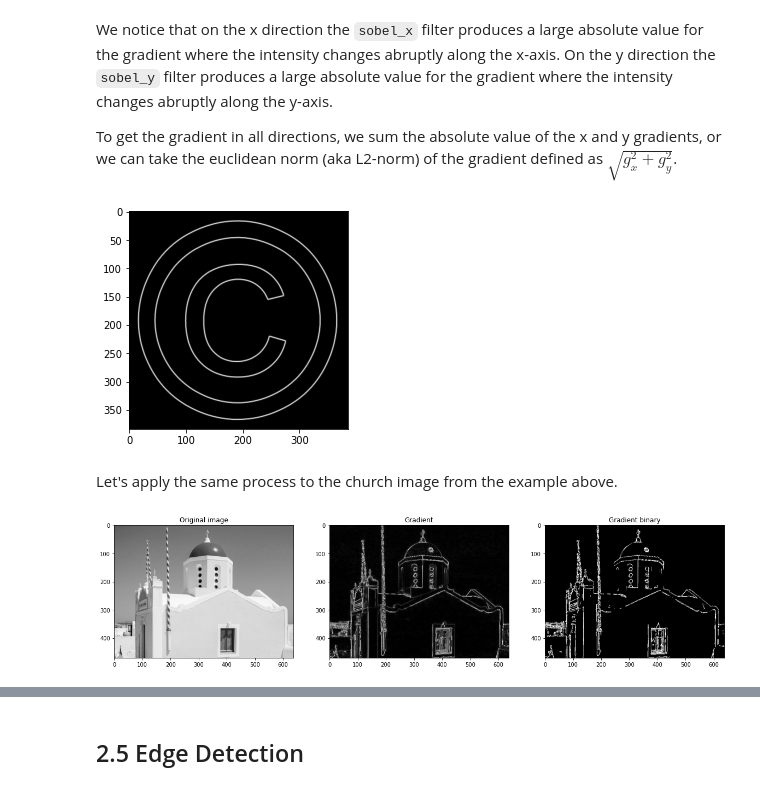
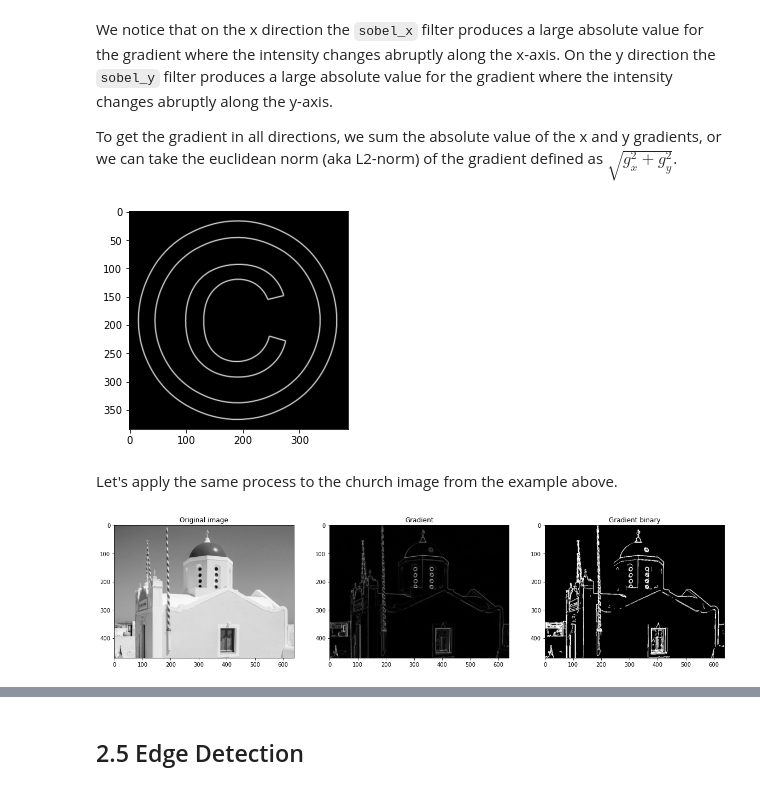
Before and after one commit to team-vmetsis/block8, a Jupyter notebook: 02.2-image_transformations_and_filters-part2.ipynb, the cells around one changed output, grey strips where cells are left out. Saved outputs shown, nothing was run; the diff lists cells and outputs as text; code cells hidden in the pictures.

```diff
--- a/02.2-image_transformations_and_filters-part2.ipynb
+++ b/02.2-image_transformations_and_filters-part2.ipynb
@@ -126,32 +126,32 @@ We notice that on the x direction the `sobel_x` filter produces a large absolute
 To get the gradient in all directions, we sum the absolute value of the x and y gradients, or we can take the euclidean norm (aka L2-norm) of the gradient defined as $\sqrt{g_x^2 + g_y^2}$.
 # %%
 # L2-norm of the gradient
-grad = np.sqrt(sobel_x**2 + sobel_y**2)
+grad = np.sqrt(img_sobel_x**2 + img_sobel_y**2)
 
 # Show grad
 plt.imshow(grad, cmap='gray')
 plt.show()
 # %% [output]
-[figure, old version]
+[figure, new version]
 # %% [markdown]
 Let's apply the same process to the church image from the example above.
 # %%
 img = cv.imread('data/church.jpg', cv.IMREAD_GRAYSCALE)
 
 img_sobel_x = cv.Sobel(img, cv.CV_64F, dx=1, dy=0, ksize=3)
 img_sobel_y = cv.Sobel(img, cv.CV_64F, dx=0, dy=1, ksize=3)
-grad = np.sqrt(img_sobel_x**2 + img_sobel_y**2).astype(np.uint8)
+grad = np.sqrt(img_sobel_x**2 + img_sobel_y**2)
 
 thresh, binary_grad = cv.threshold(grad, thresh = 100, maxval = 255, type = cv.THRESH_BINARY)
 
 # Show sobelx and sobely
 plt.figure(figsize=(20, 10))
 plt.subplot(131)
 plt.imshow(img, cmap='gray'), plt.title('Original image')
 plt.subplot(132)
 plt.imshow(grad, cmap='gray'), plt.title('Gradient')
 plt.subplot(133)
 plt.imshow(binary_grad, cmap='gray'), plt.title('Gradient binary')
 plt.show()
 # %% [output]
-[figure, old version]
+[figure, new version]
```
Also changed, not shown: parts of 15 cells of this notebook, 2 other files.
